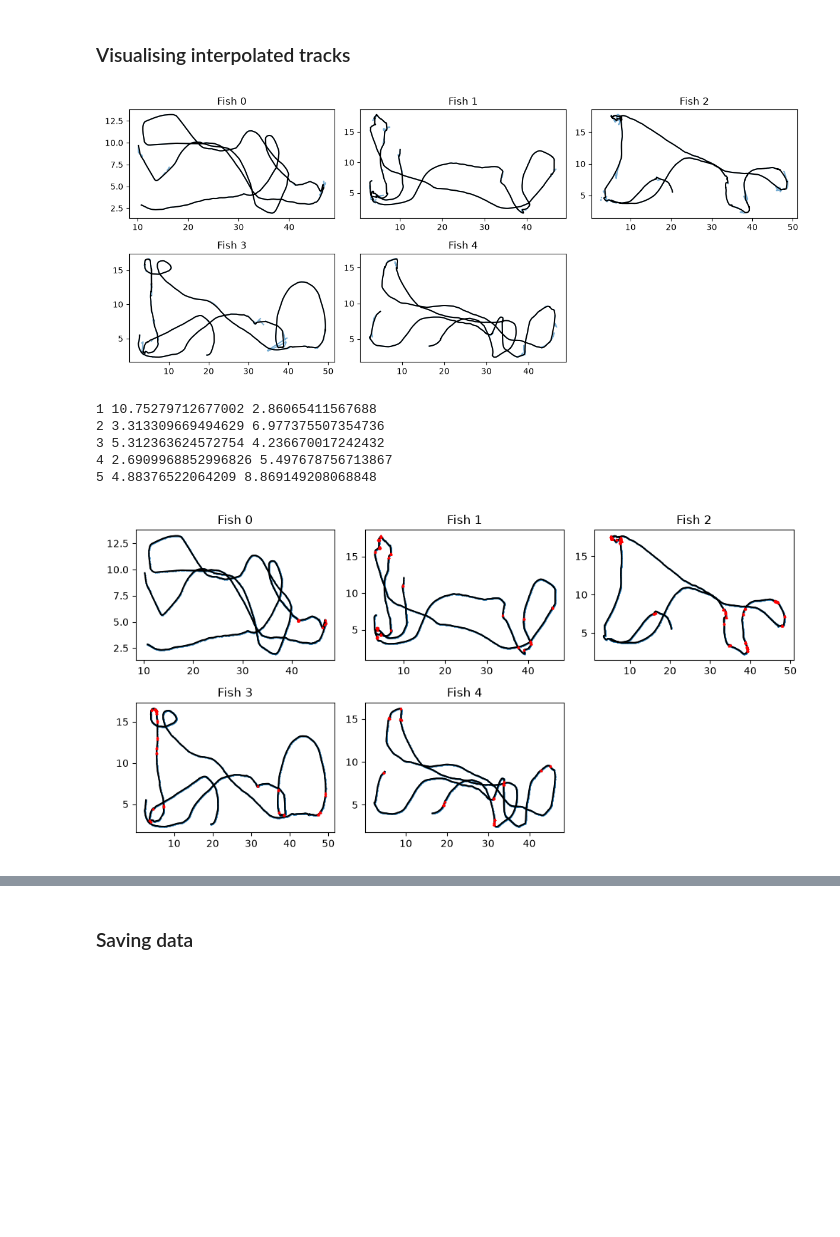
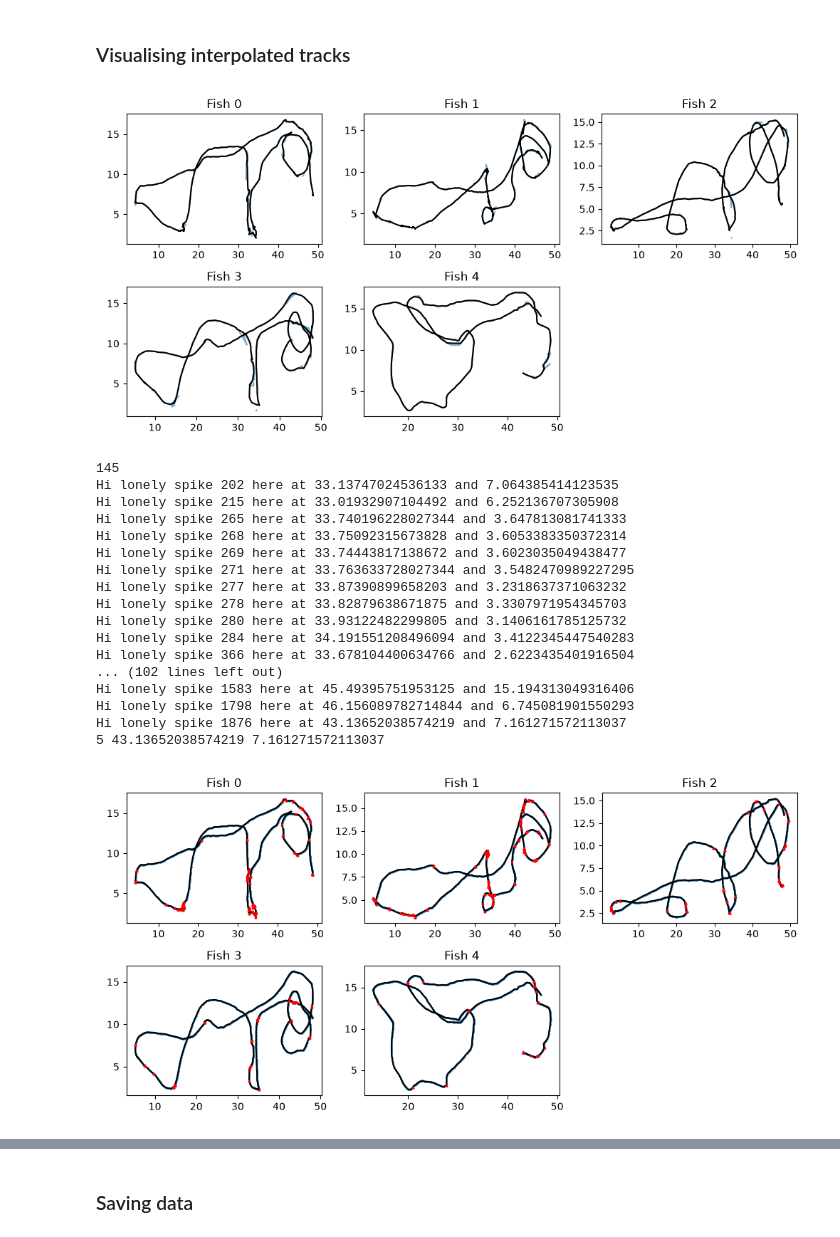
Before and after one commit to gamma1947/collective_escape_dynamics, a Jupyter notebook: relevant/trex_cleaning_pipeline.ipynb, the cells around one changed output, grey strips where cells are left out. Saved outputs shown, nothing was run; the diff lists cells and outputs as text; code cells hidden in the pictures; blank space fills up the shorter version.

Commit message:
Added comments and cleaned codes everything made robust

```diff
--- a/relevant/trex_cleaning_pipeline.ipynb
+++ b/relevant/trex_cleaning_pipeline.ipynb
@@ -37,6 +38,6 @@ import cv2
 # %%
 # loading data - the grand array
-file_path = Path('/home/hck03/Documents/MS_thesis/tracking_output/1c_4n_faulty/Clip0107_E3_9/data/grand_array.npy')
+file_path = Path('/home/hck03/Documents/MS_thesis/tracking_output/1c_4n_faulty/Clip0069_1C_4N_E3_7/data/grand_array.npy')
 parent_dir = file_path.resolve().parent
 data = np.load(file_path)
 no_of_fishes = data.shape[0]
@@ -70,18 +70,23 @@ plt.show()
 ### Visualising corrections
 # %%
 # Blanketting alone suffices
-fig, ax = plt.subplots(2, 3, figsize=(12,5))
+fig, ax = plt.subplots(2, 3, figsize=(10,5))
 flat_axes = ax.flatten()
 
 fig.delaxes(flat_axes[5])
 
 data_blanket = data.copy()
 
+# ks = [30, 35,None, None, None]
+# rs = [3, 3,]
+# ms = ["median", "median", "median", "savgol", "median"]
+# ts = [75, 70, 75, 80, 80]
+
 for i in range(no_of_fishes):
     x = data[i, :, 0]
     y = data[i, :, 1]
-
-    x_med_corrected, y_med_corrected, x_med_smooth, y_med_smooth, frac = blanket(x, y,method="savgol", threshold=85)
+    # work with gaussian, vary sigma values and threshold
+    x_med_corrected, y_med_corrected, x_med_smooth, y_med_smooth, frac = blanket(x, y, method="gaussian", sigma=8, threshold=90)
     data_blanket[i, :, 0] = x_med_corrected
     data_blanket[i, :, 1] = y_med_corrected
 
@@ -91,6 +96,7 @@ for i in range(no_of_fishes):
 
     # flat_axes[i].text(0.73, 0.8, f"frac_retained=\n{round(frac,3)}", transform=flat_axes[i].transAxes)
     flat_axes[i].set_title(f"Fish {i}")
+    # just for sanity check how much of the trak is retained. Should be close to the threshold you have set
     print(f"Fraction of track retained for fish {i}:", round(frac,3))
 
 plt.tight_layout()
@@ -111,7 +117,7 @@ Fraction of track retained for fish 4: 0.853
 ### Visualising interpolated tracks
 # %%
 # interpolating
-fig, ax = plt.subplots(2, 3, figsize=(12,5))
+fig, ax = plt.subplots(2, 3, figsize=(10,5))
 flat_axes = ax.flatten()
 
 fig.delaxes(flat_axes[5])
@@ -137,4 +143,4 @@ for i in range(no_of_fishes):
 plt.tight_layout()
 plt.show()
 # %% [output]
-[figure, old version]
+[figure, new version]
@@ -194,39 +153,52 @@ flat_axes = ax.flatten()
 fig.delaxes(flat_axes[5])
 
 data_final_clean = np.zeros(data.shape)
 
 positions = data_final.copy()
 vectors = np.diff(positions, axis=1)
 
 for i in range(no_of_fishes):
     x_temp = data_final[i, :, 0].copy()
     y_temp = data_final[i, :, 1].copy()
     vec_temp = np.squeeze(vectors[i,:,:]).copy()
     # flat_axes[i].plot(x_temp, y_temp, alpha=1)
-    angle_spikes_temp = detect_angle_spikes(vec_temp, angle_threshold=0.0)
+    angle_spikes_temp = detect_angle_spikes(vec_temp, angle_threshold=0.6)
+
     # angle_spikes_temp[0], angle_spikes_temp[-1] = False, False
-    x_temp_clean, y_temp_clean = clean_angle_spikes(x_temp, y_temp, angle_spikes_temp, vec_temp,cos_threshold=0.4, diff_threshold=0.5)
+    x_temp_clean, y_temp_clean = clean_angle_spikes(x_temp, y_temp, angle_spikes_temp, vec_temp,cos_threshold=0.4, diff_threshold=0.4)
 
     x_interp_c = pd.Series(x_temp_clean).interpolate(method='pchip', limit_area='inside').to_numpy()
     y_interp_c = pd.Series(y_temp_clean).interpolate(method='pchip', limit_area='inside').to_numpy()
 
     data_final_clean[i, :, 0] = x_interp_c
     data_final_clean[i, :, 1] = y_interp_c
     flat_axes[i].plot(x_temp, y_temp, color='k', alpha=0.2)
     flat_axes[i].scatter(x_temp, y_temp, alpha=1, s=0.4)
     print(i+1, x_temp[-1], y_temp[-1])
     flat_axes[i].plot(x_interp_c, y_interp_c, 'k')
     for j in angle_spikes_temp:
         flat_axes[i].plot(x_temp[j], y_temp[j], color='red', marker='^', markersize=2)
 
     flat_axes[i].set_title(f"Fish {i}")
 plt.tight_layout()
 plt.show()
 # %% [output]
-1 10.75279712677002 2.86065411567688
-2 3.313309669494629 6.977375507354736
-3 5.312363624572754 4.236670017242432
-4 2.6909968852996826 5.497678756713867
-5 4.88376522064209 8.869149208068848
+145
+Hi lonely spike 202 here at 33.13747024536133 and 7.064385414123535
+Hi lonely spike 215 here at 33.01932907104492 and 6.252136707305908
+Hi lonely spike 265 here at 33.740196228027344 and 3.647813081741333
+Hi lonely spike 268 here at 33.75092315673828 and 3.6053383350372314
+Hi lonely spike 269 here at 33.74443817138672 and 3.6023035049438477
+Hi lonely spike 271 here at 33.763633728027344 and 3.5482470989227295
+Hi lonely spike 277 here at 33.87390899658203 and 3.2318637371063232
+Hi lonely spike 278 here at 33.82879638671875 and 3.3307971954345703
+Hi lonely spike 280 here at 33.93122482299805 and 3.1406161785125732
+Hi lonely spike 284 here at 34.191551208496094 and 3.4122345447540283
+Hi lonely spike 366 here at 33.678104400634766 and 2.6223435401916504
+... (102 lines left out)
+Hi lonely spike 1583 here at 45.49395751953125 and 15.194313049316406
+Hi lonely spike 1798 here at 46.156089782714844 and 6.745081901550293
+Hi lonely spike 1876 here at 43.13652038574219 and 7.161271572113037
+5 43.13652038574219 7.161271572113037
-[figure, old version]
+[figure, new version]
 # %%
```
Also changed, not shown: parts of 7 cells of this notebook, 1 other file.
